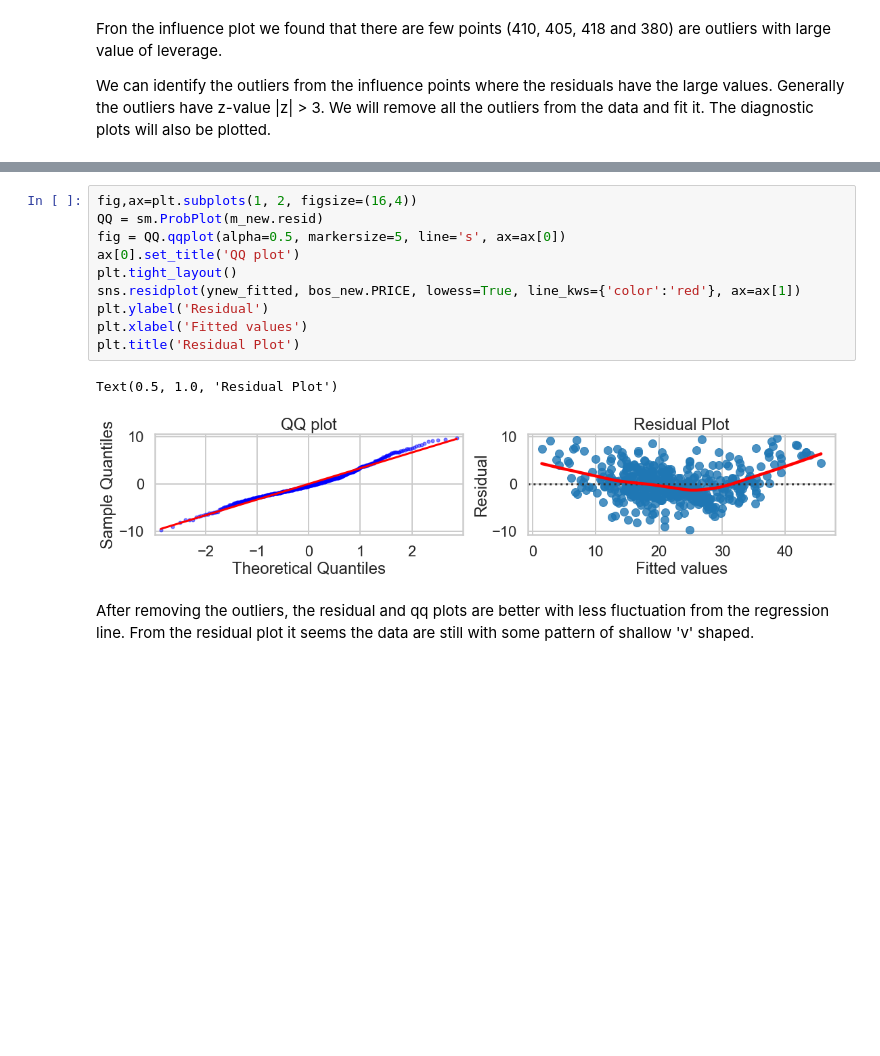
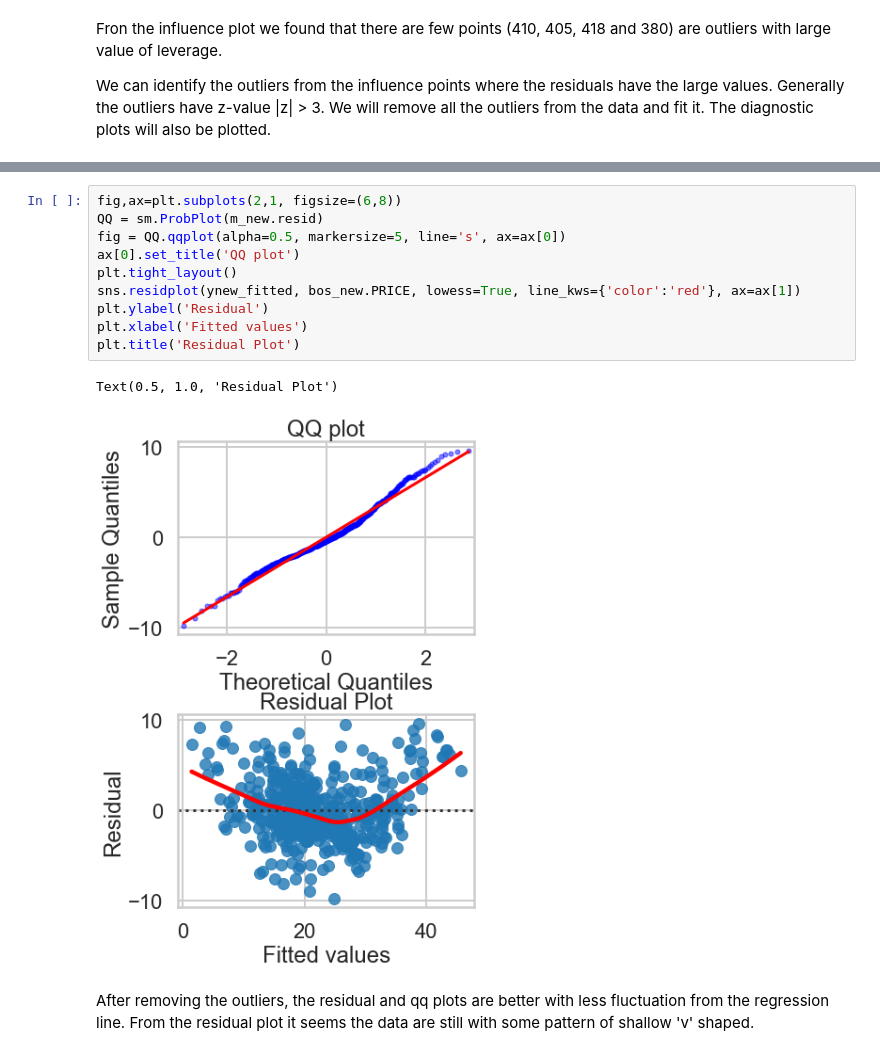
Before and after one commit to rameshadhikari1/Mini-porjects, a Jupyter notebook: Mini_Project_Linear_Regression.ipynb, the cells around one changed output, grey strips where cells are left out. Drawn from its saved outputs; the diff is of its cells as text; blank space fills up the shorter version.

```diff
--- a/Mini_Project_Linear_Regression.ipynb
+++ b/Mini_Project_Linear_Regression.ipynb
@@ -913,15 +912,15 @@ fig = sm.graphics.influence_plot(m_new, alpha  = 0.05, ax=ax, criterion="cooks")
 # %%
-fig,ax=plt.subplots(1, 2, figsize=(16,4))
+fig,ax=plt.subplots(2,1, figsize=(6,8))
 QQ = sm.ProbPlot(m_new.resid)
 fig = QQ.qqplot(alpha=0.5, markersize=5, line='s', ax=ax[0])
 ax[0].set_title('QQ plot')
 plt.tight_layout()
 sns.residplot(ynew_fitted, bos_new.PRICE, lowess=True, line_kws={'color':'red'}, ax=ax[1])
 plt.ylabel('Residual')
 plt.xlabel('Fitted values')
 plt.title('Residual Plot')
 # %% [output]
 Text(0.5, 1.0, 'Residual Plot')
-[figure, old version]
+[figure, new version]
 # %% [markdown]
 After removing the outliers, the residual and qq plots are better with less fluctuation from the regression line. From the residual plot it seems the data are still with some pattern of shallow 'v' shaped.
```
Also changed, not shown: parts of 9 cells of this notebook.
